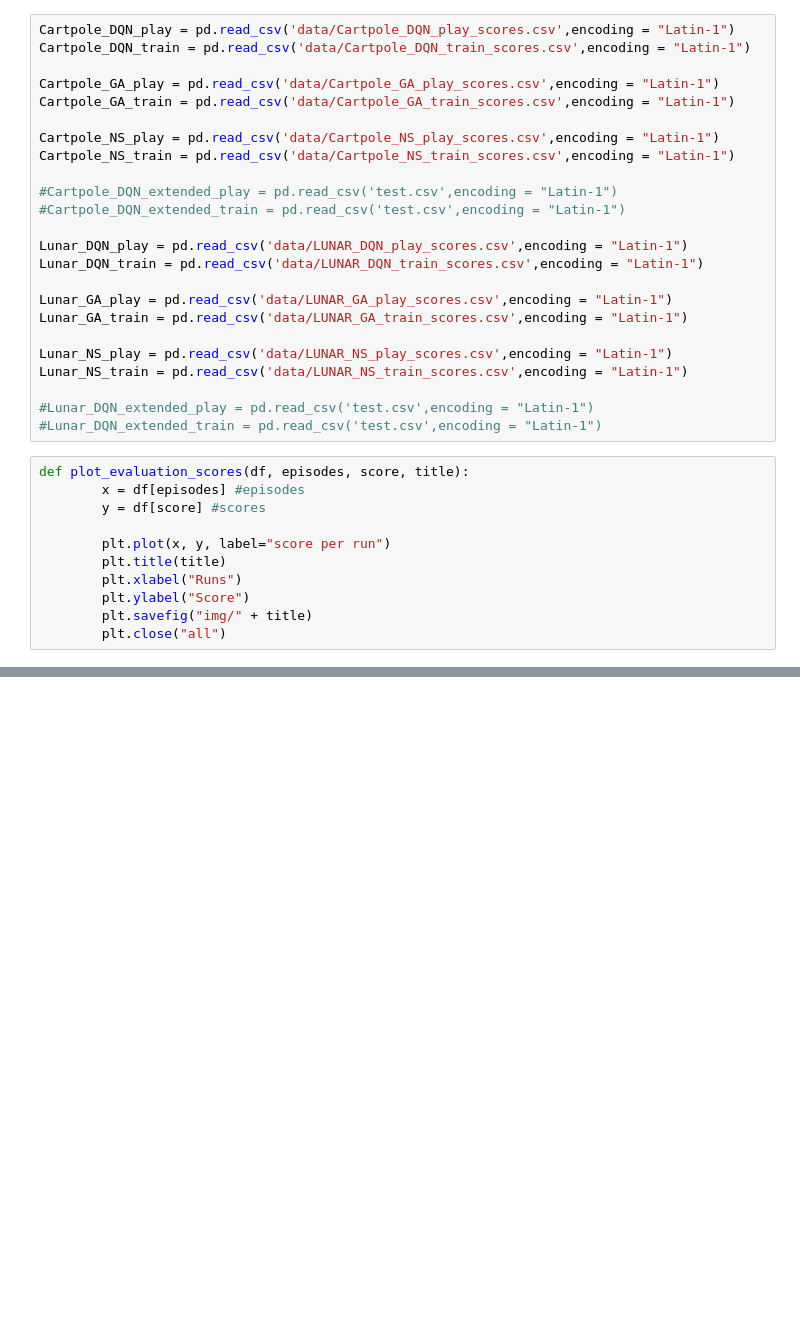
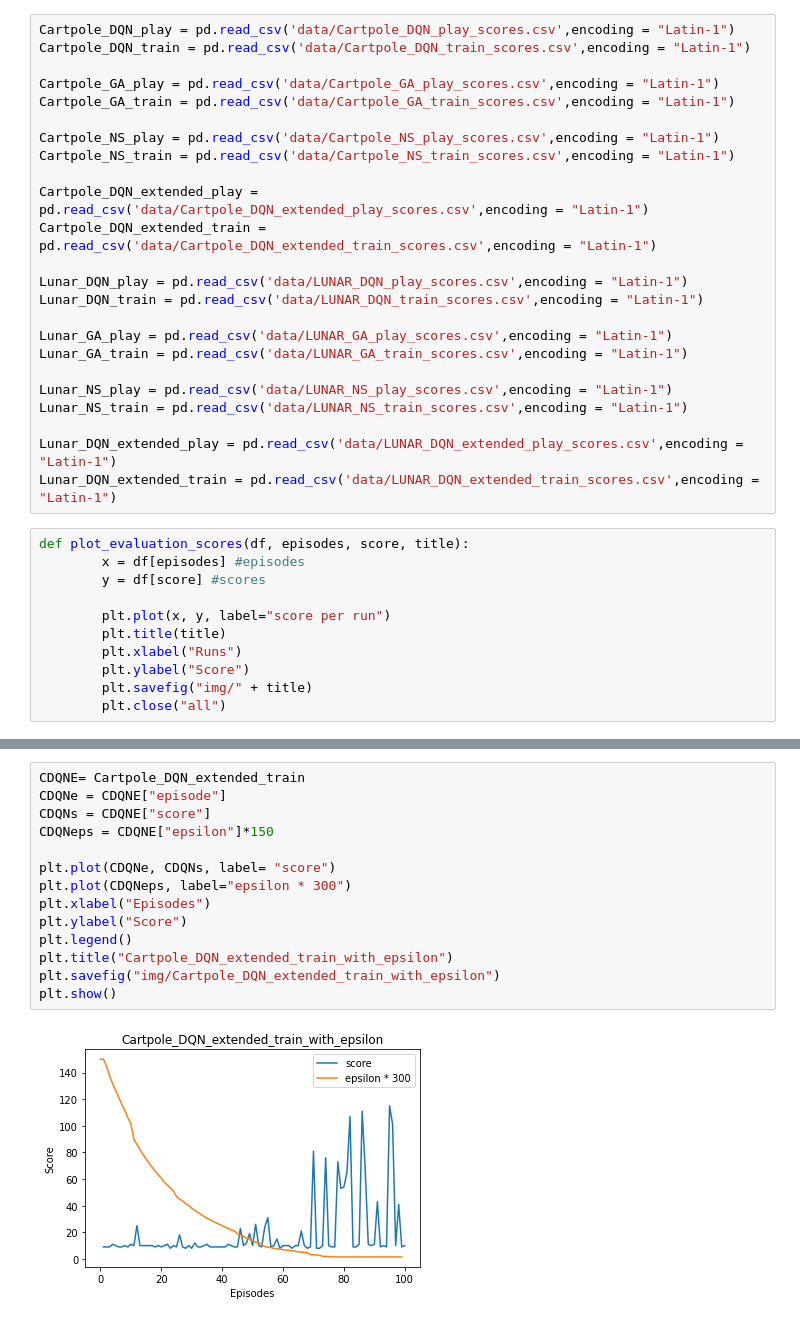
Before and after one commit to lisavangelderen/Capstone_repo, a Jupyter notebook: plot_evaluations.ipynb, the cells around one changed output, grey strips where cells are left out. Cells and saved outputs as stored; diff of their text form; blank space fills up the shorter version.

```diff
--- a/plot_evaluations.ipynb
+++ b/plot_evaluations.ipynb
@@ -11,8 +11,8 @@ Cartpole_GA_train = pd.read_csv('data/Cartpole_GA_train_scores.csv',encoding = "
 Cartpole_NS_play = pd.read_csv('data/Cartpole_NS_play_scores.csv',encoding = "Latin-1")
 Cartpole_NS_train = pd.read_csv('data/Cartpole_NS_train_scores.csv',encoding = "Latin-1")
 
-#Cartpole_DQN_extended_play = pd.read_csv('test.csv',encoding = "Latin-1")
-#Cartpole_DQN_extended_train = pd.read_csv('test.csv',encoding = "Latin-1")
+Cartpole_DQN_extended_play = pd.read_csv('data/Cartpole_DQN_extended_play_scores.csv',encoding = "Latin-1")
+Cartpole_DQN_extended_train = pd.read_csv('data/Cartpole_DQN_extended_train_scores.csv',encoding = "Latin-1")
 
 Lunar_DQN_play = pd.read_csv('data/LUNAR_DQN_play_scores.csv',encoding = "Latin-1")
 Lunar_DQN_train = pd.read_csv('data/LUNAR_DQN_train_scores.csv',encoding = "Latin-1")
@@ -23,8 +23,8 @@ Lunar_GA_train = pd.read_csv('data/LUNAR_GA_train_scores.csv',encoding = "Latin-
 Lunar_NS_play = pd.read_csv('data/LUNAR_NS_play_scores.csv',encoding = "Latin-1")
 Lunar_NS_train = pd.read_csv('data/LUNAR_NS_train_scores.csv',encoding = "Latin-1")
 
-#Lunar_DQN_extended_play = pd.read_csv('test.csv',encoding = "Latin-1")
-#Lunar_DQN_extended_train = pd.read_csv('test.csv',encoding = "Latin-1")
+Lunar_DQN_extended_play = pd.read_csv('data/LUNAR_DQN_extended_play_scores.csv',encoding = "Latin-1")
+Lunar_DQN_extended_train = pd.read_csv('data/LUNAR_DQN_extended_train_scores.csv',encoding = "Latin-1")
 # %%
 def plot_evaluation_scores(df, episodes, score, title):
         x = df[episodes] #episodes
@@ -62,0 +100,16 @@ plot_evaluation_scores(Lunar_NS_train, "generation","average fitness", "Lunar_NS
+# %%
+CDQNE= Cartpole_DQN_extended_train
+CDQNe = CDQNE["episode"]
+CDQNs = CDQNE["score"]
+CDQNeps = CDQNE["epsilon"]*150
+
+plt.plot(CDQNe, CDQNs, label= "score")
+plt.plot(CDQNeps, label="epsilon * 300")
+plt.xlabel("Episodes")
+plt.ylabel("Score")
+plt.legend()
+plt.title("Cartpole_DQN_extended_train_with_epsilon")
+plt.savefig("img/Cartpole_DQN_extended_train_with_epsilon")
+plt.show()
+# %% [output]
+[figure, added]
```
Also changed, not shown: parts of 22 cells of this notebook, 26 other files.
